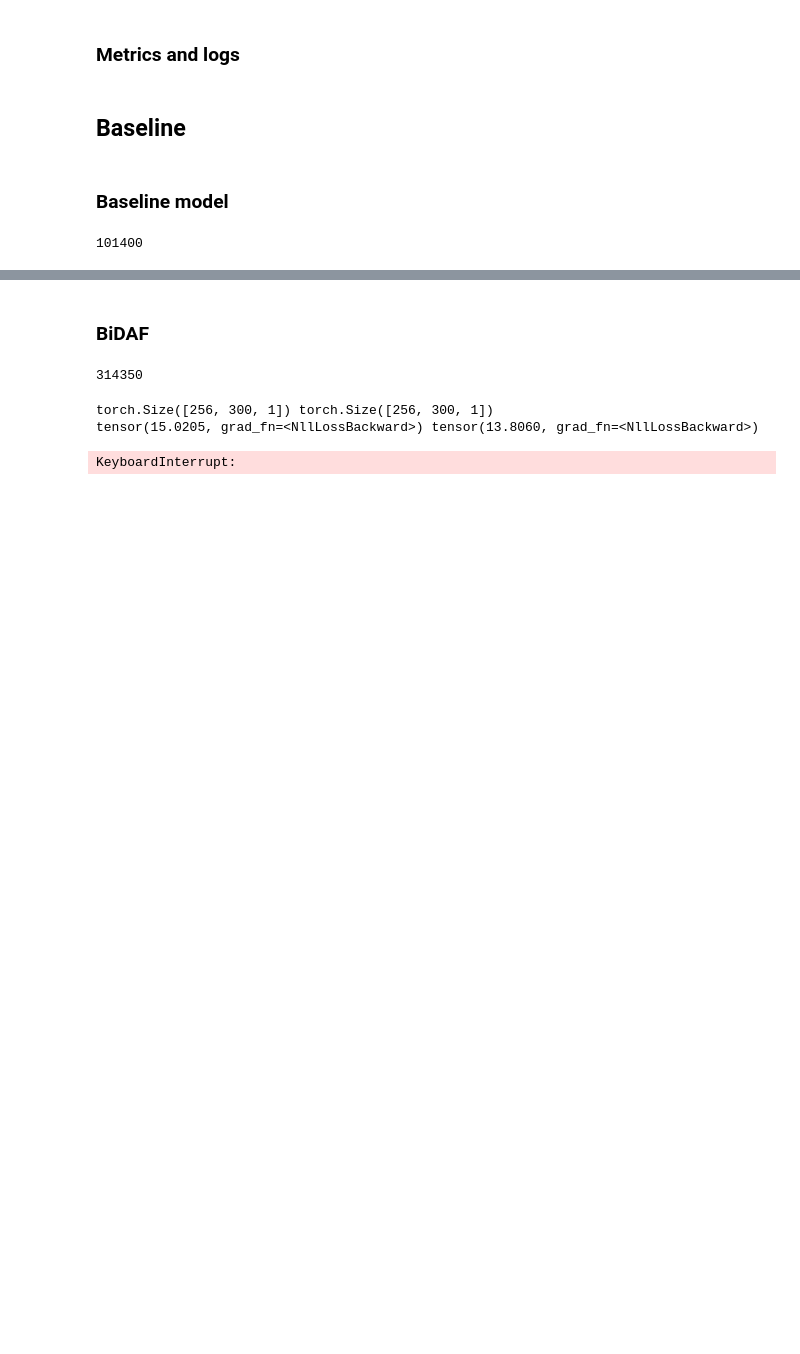
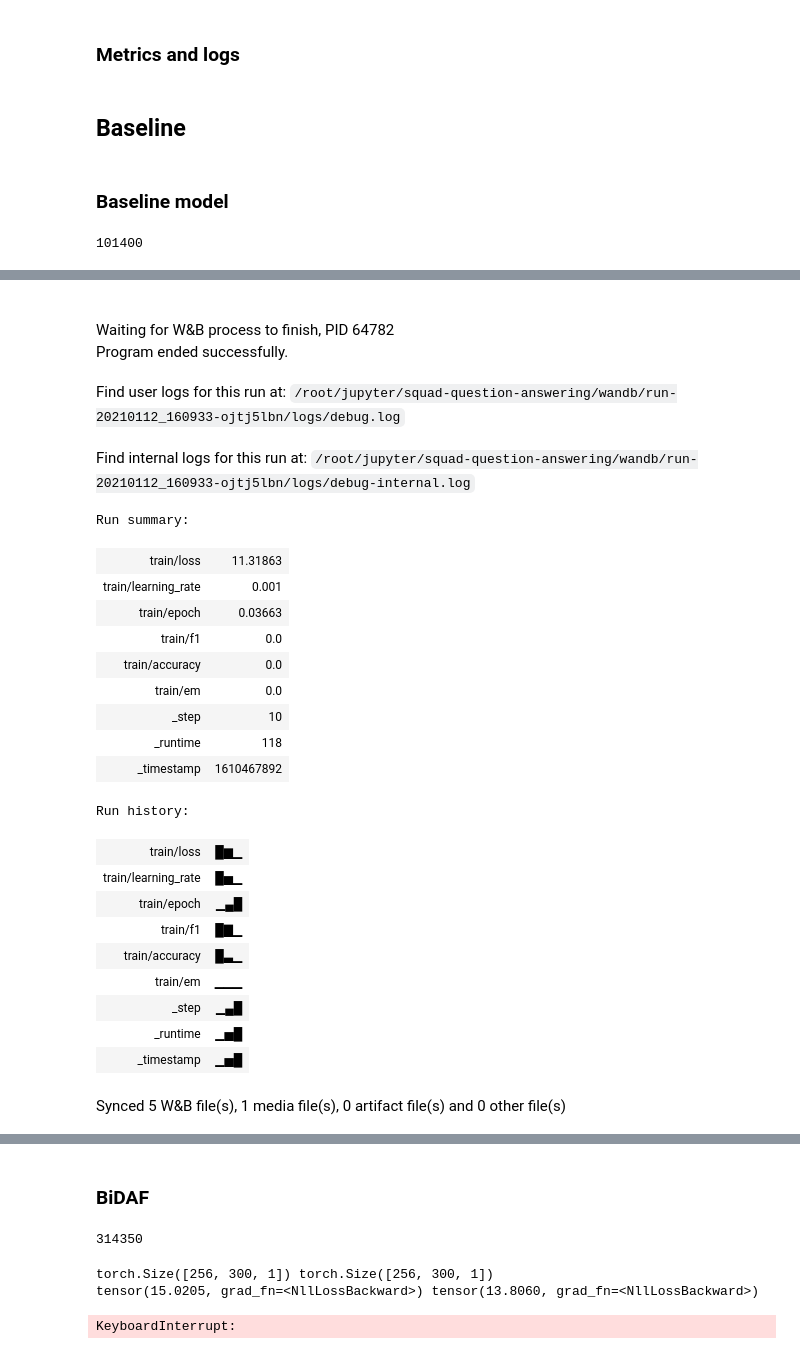
Before and after one commit to Wadaboa/squad-question-answering, a Jupyter notebook: main.ipynb, the cells around one changed output, grey strips where cells are left out. Saved outputs shown, nothing was run; the diff lists cells and outputs as text; code cells hidden in the pictures; blank space fills up the shorter version.

Commit message:
:chart_with_upwards_trend: add wandb / add metrics

```diff
--- a/main.ipynb
+++ b/main.ipynb
@@ -60,3 +45,16 @@ wandb: Currently logged in as: wadaboa (use `wandb login --relogin` to force rel
+# %%
+WANDB_PROJECT = "squad-qa"
+WANDB_ENTITY = "wadaboa"
+WANDB_MODE = "online"
+WANDB_RESUME = "never"
+
+init_wandb = partial(
+    wandb.init,
+    project=WANDB_PROJECT,
+    entity=WANDB_ENTITY,
+    mode=WANDB_MODE,
+    resume=WANDB_RESUME,
+)
 # %% [markdown]
 ## Preliminaries
 # %% [markdown]
@@ -494 +492,4 @@ baseline_trainer = SquadTrainer(
 )
+# %%
+run_name = datetime.datetime.now().strftime("%Y-%m-%d %H:%M:%S")
+wandb_logger = init_wandb(name=run_name, group="baseline", reinit=True,)
@@ -500,0 +509,28 @@ KeyboardInterrupt:
+# %%
+wandb_logger.finish()
+# %% [output]
+Waiting for W&B process to finish, PID 64782
+Program ended successfully.
+Find user logs for this run at: /root/jupyter/squad-question-answering/wandb/run-20210112_160933-ojtj5lbn/logs/debug.log
+Find internal logs for this run at: /root/jupyter/squad-question-answering/wandb/run-20210112_160933-ojtj5lbn/logs/debug-internal.log
+Run summary:
+| train/loss | 11.31863 |
+| train/learning_rate | 0.001 |
+| train/epoch | 0.03663 |
+| train/f1 | 0.0 |
+| train/accuracy | 0.0 |
+| train/em | 0.0 |
+| _step | 10 |
+| _runtime | 118 |
+| _timestamp | 1610467892 |
+Run history:
+| train/loss | █▆▁ |
+| train/learning_rate | █▅▁ |
+| train/epoch | ▁▄█ |
+| train/f1 | █▇▁ |
+| train/accuracy | █▃▁ |
+| train/em | ▁▁▁ |
+| _step | ▁▄█ |
+| _runtime | ▁▅█ |
+| _timestamp | ▁▅█ |
+Synced 5 W&B file(s), 1 media file(s), 0 artifact file(s) and 0 other file(s)
```
Also changed, not shown: parts of 21 cells of this notebook.
